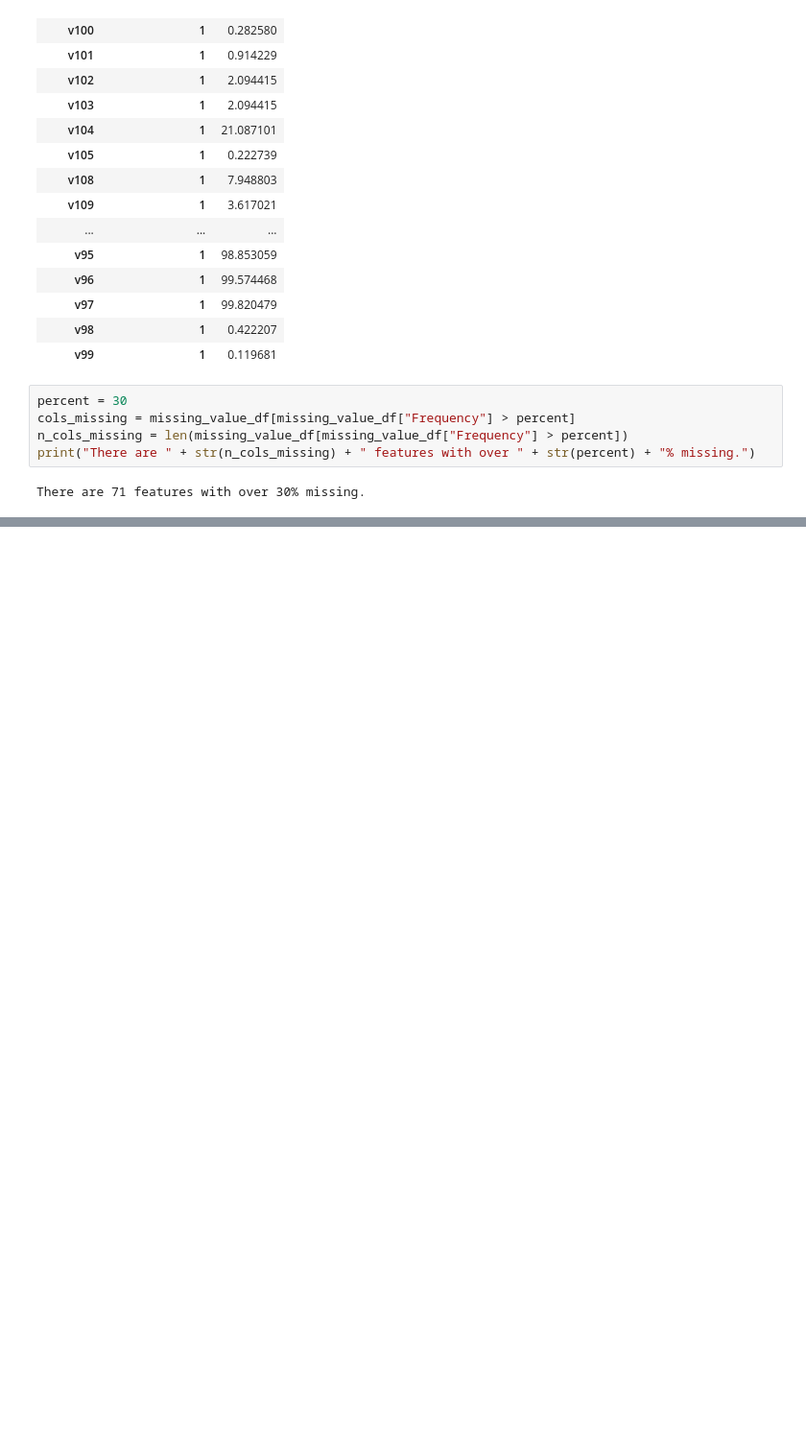
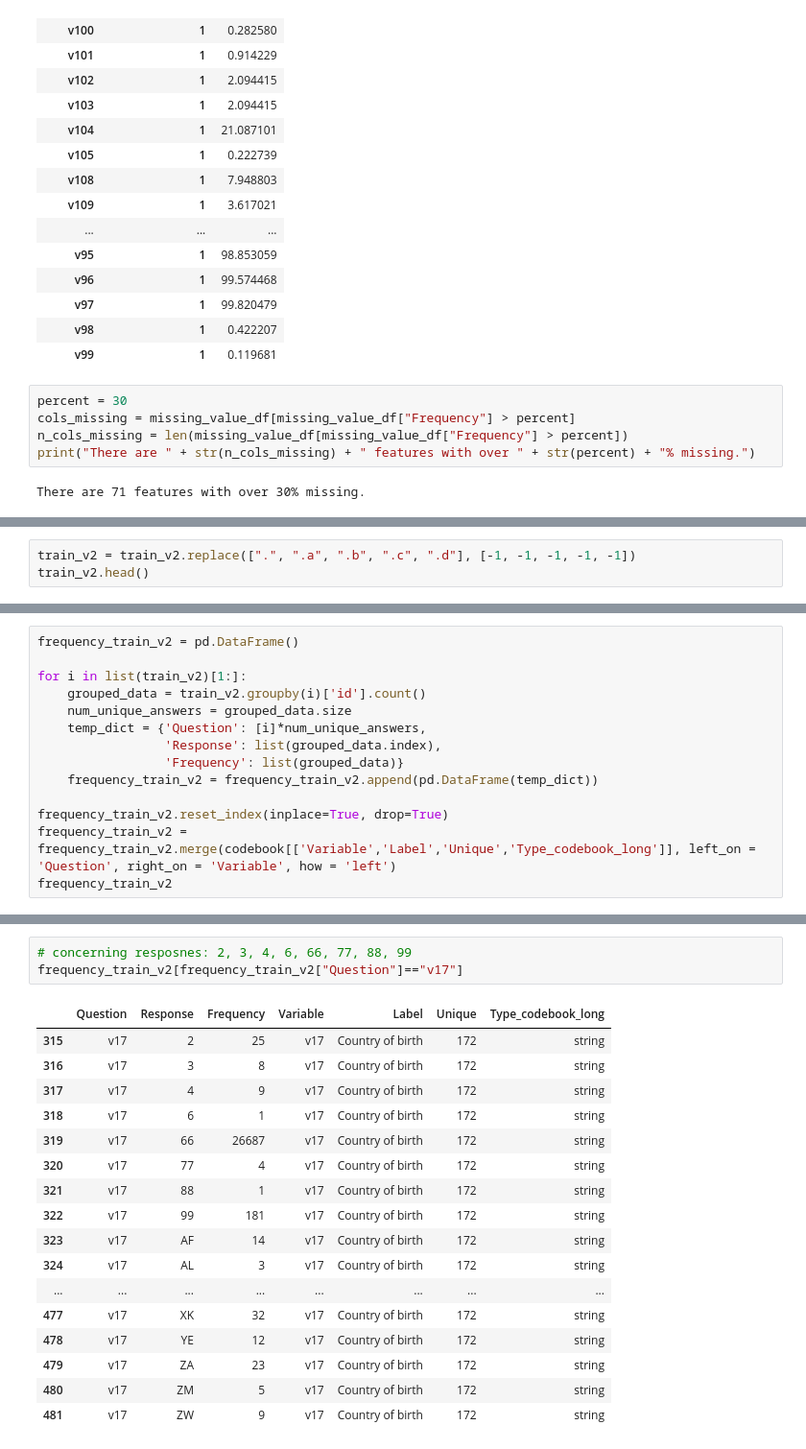
Before and after one commit to sabrina-tan/stat441-W20-project, a Jupyter notebook: 02-exploratory/EDA-Dylan.ipynb, the cells around one changed output, grey strips where cells are left out. Shown at 96% size. Cells and saved outputs as stored; diff of their text form; blank space fills up the shorter version.

```diff
--- a/02-exploratory/EDA-Dylan.ipynb
+++ b/02-exploratory/EDA-Dylan.ipynb
@@ -251,0 +279,3 @@ train_v2
+# %%
+train_v2 = train_v2.replace([".", ".a", ".b", ".c", ".d"], [-1, -1, -1, -1, -1])
+train_v2.head()
@@ -251,0 +289,14 @@ train_v2
+# %%
+frequency_train_v2 = pd.DataFrame()
+
+for i in list(train_v2)[1:]:
+    grouped_data = train_v2.groupby(i)['id'].count()
+    num_unique_answers = grouped_data.size
+    temp_dict = {'Question': [i]*num_unique_answers,
+                 'Response': list(grouped_data.index),
+                 'Frequency': list(grouped_data)}
+    frequency_train_v2 = frequency_train_v2.append(pd.DataFrame(temp_dict))
+
+frequency_train_v2.reset_index(inplace=True, drop=True)
+frequency_train_v2 = frequency_train_v2.merge(codebook[['Variable','Label','Unique','Type_codebook_long']], left_on = 'Question', right_on = 'Variable', how = 'left')
+frequency_train_v2
@@ -251,0 +328,21 @@ train_v2
+# %%
+# concerning resposnes: 2, 3, 4, 6, 66, 77, 88, 99
+frequency_train_v2[frequency_train_v2["Question"]=="v17"]
+# %% [output]
+|  | Question | Response | Frequency | Variable | Label | Unique | Type_codebook_long |
+| 315 | v17 | 2 | 25 | v17 | Country of birth | 172 | string |
+| 316 | v17 | 3 | 8 | v17 | Country of birth | 172 | string |
+| 317 | v17 | 4 | 9 | v17 | Country of birth | 172 | string |
+| 318 | v17 | 6 | 1 | v17 | Country of birth | 172 | string |
+| 319 | v17 | 66 | 26687 | v17 | Country of birth | 172 | string |
+| 320 | v17 | 77 | 4 | v17 | Country of birth | 172 | string |
+| 321 | v17 | 88 | 1 | v17 | Country of birth | 172 | string |
+| 322 | v17 | 99 | 181 | v17 | Country of birth | 172 | string |
+| 323 | v17 | AF | 14 | v17 | Country of birth | 172 | string |
+| 324 | v17 | AL | 3 | v17 | Country of birth | 172 | string |
+| ... | ... | ... | ... | ... | ... | ... | ... |
+| 477 | v17 | XK | 32 | v17 | Country of birth | 172 | string |
+| 478 | v17 | YE | 12 | v17 | Country of birth | 172 | string |
+| 479 | v17 | ZA | 23 | v17 | Country of birth | 172 | string |
+| 480 | v17 | ZM | 5 | v17 | Country of birth | 172 | string |
+| 481 | v17 | ZW | 9 | v17 | Country of birth | 172 | string |
```
Also changed, not shown: parts of 25 cells of this notebook.
